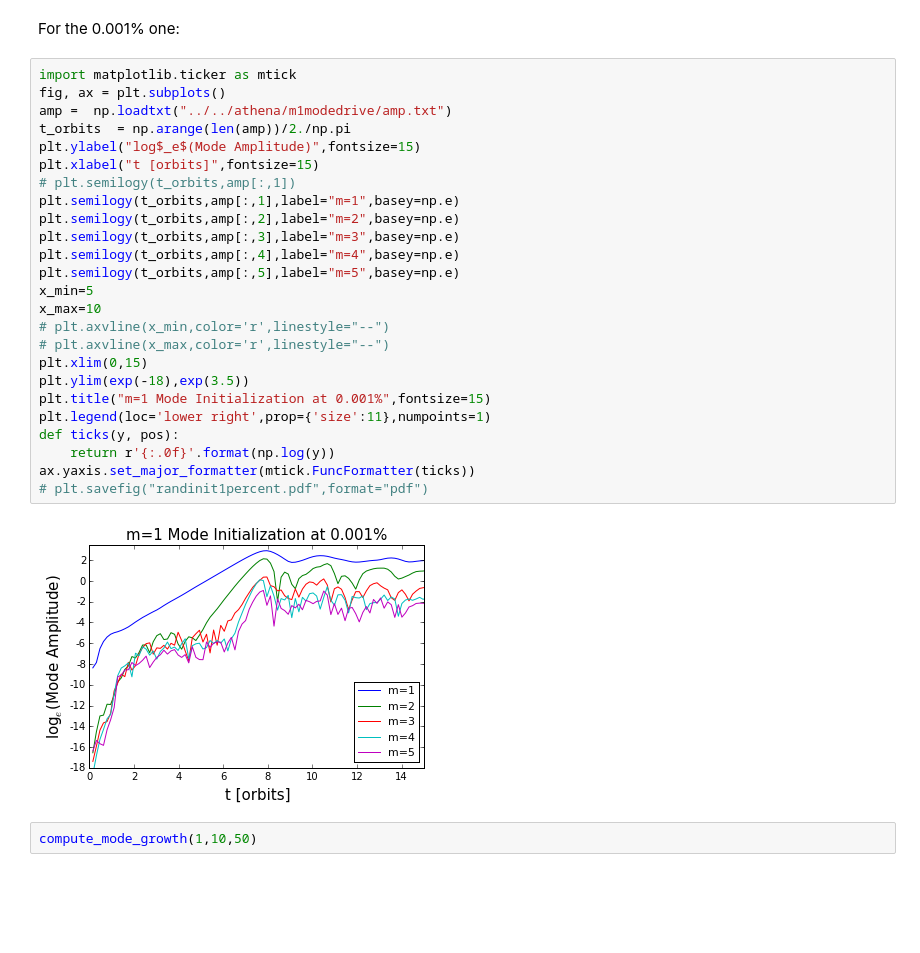
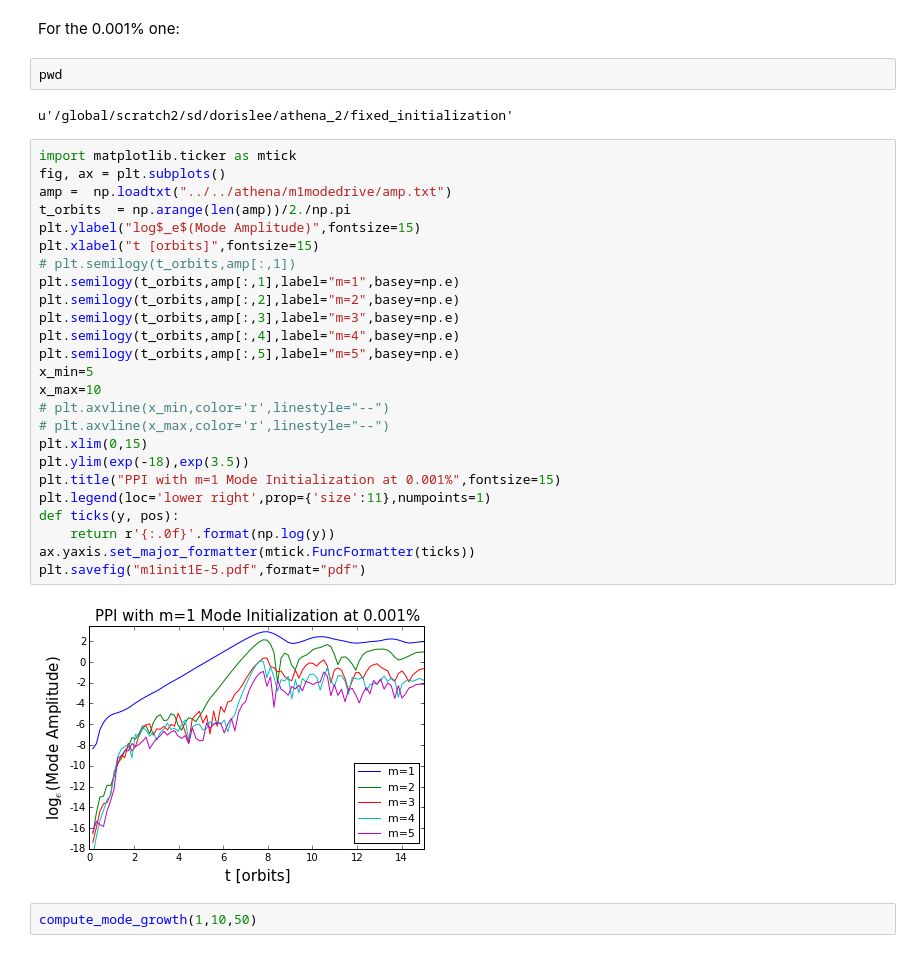
Before and after one commit to dorisjlee/usrp, a Jupyter notebook: notes/Week4/Fourier Analysis on Mode Growth_3.ipynb, the cells around one changed output. Drawn from its saved outputs; the diff is of its cells as text; blank space fills up the shorter version.

```diff
--- a/notes/Week4/Fourier Analysis on Mode Growth_3.ipynb
+++ b/notes/Week4/Fourier Analysis on Mode Growth_3.ipynb
@@ -324,33 +324,37 @@ for 0.001% , begin nonlinear at t=41
 Submitted a job that is 0.001%
 # %% [markdown]
 For the 0.001% one:
+# %%
+pwd
+# %% [output]
+u'/global/scratch2/sd/dorislee/athena_2/fixed_initialization'
 # %%
 import matplotlib.ticker as mtick
 fig, ax = plt.subplots()
 amp =  np.loadtxt("../../athena/m1modedrive/amp.txt")
 t_orbits  = np.arange(len(amp))/2./np.pi
 plt.ylabel("log$_e$(Mode Amplitude)",fontsize=15)
 plt.xlabel("t [orbits]",fontsize=15)
 # plt.semilogy(t_orbits,amp[:,1])
 plt.semilogy(t_orbits,amp[:,1],label="m=1",basey=np.e)
 plt.semilogy(t_orbits,amp[:,2],label="m=2",basey=np.e)
 plt.semilogy(t_orbits,amp[:,3],label="m=3",basey=np.e)
 plt.semilogy(t_orbits,amp[:,4],label="m=4",basey=np.e)
 plt.semilogy(t_orbits,amp[:,5],label="m=5",basey=np.e)
 x_min=5
 x_max=10
 # plt.axvline(x_min,color='r',linestyle="--")
 # plt.axvline(x_max,color='r',linestyle="--")
 plt.xlim(0,15)
 plt.ylim(exp(-18),exp(3.5))
-plt.title("m=1 Mode Initialization at 0.001%",fontsize=15)
+plt.title("PPI with m=1 Mode Initialization at 0.001%",fontsize=15)
 plt.legend(loc='lower right',prop={'size':11},numpoints=1)
 def ticks(y, pos):
     return r'{:.0f}'.format(np.log(y))
 ax.yaxis.set_major_formatter(mtick.FuncFormatter(ticks))
-# plt.savefig("randinit1percent.pdf",format="pdf")
+plt.savefig("m1init1E-5.pdf",format="pdf")
 # %% [output]
-[figure, old version]
+[figure, new version]
 # %%
 compute_mode_growth(1,10,50)
 # %% [output]
```
Also changed, not shown: parts of 1 cell of this notebook, 1 other file.
